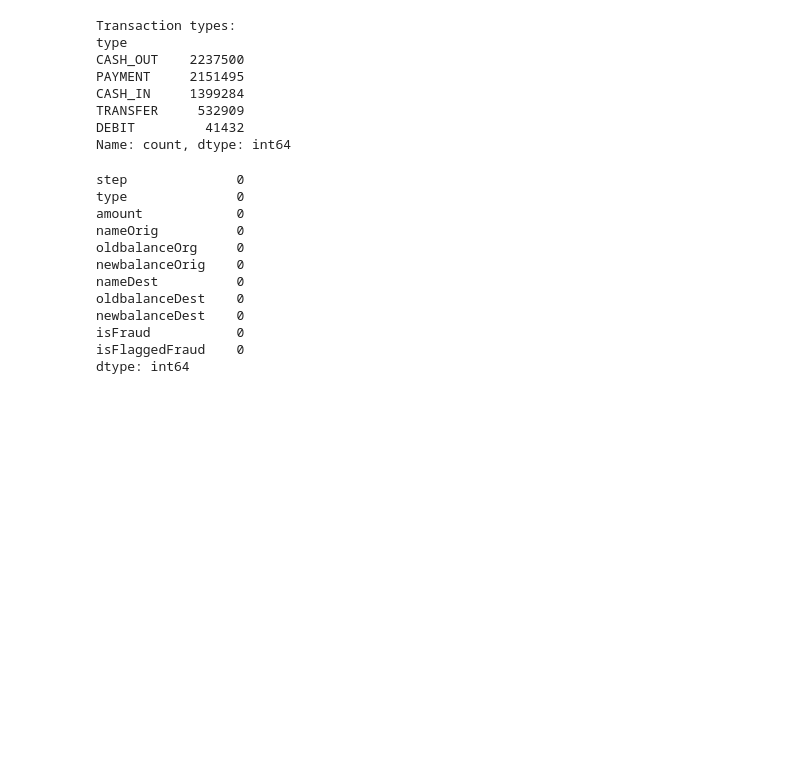
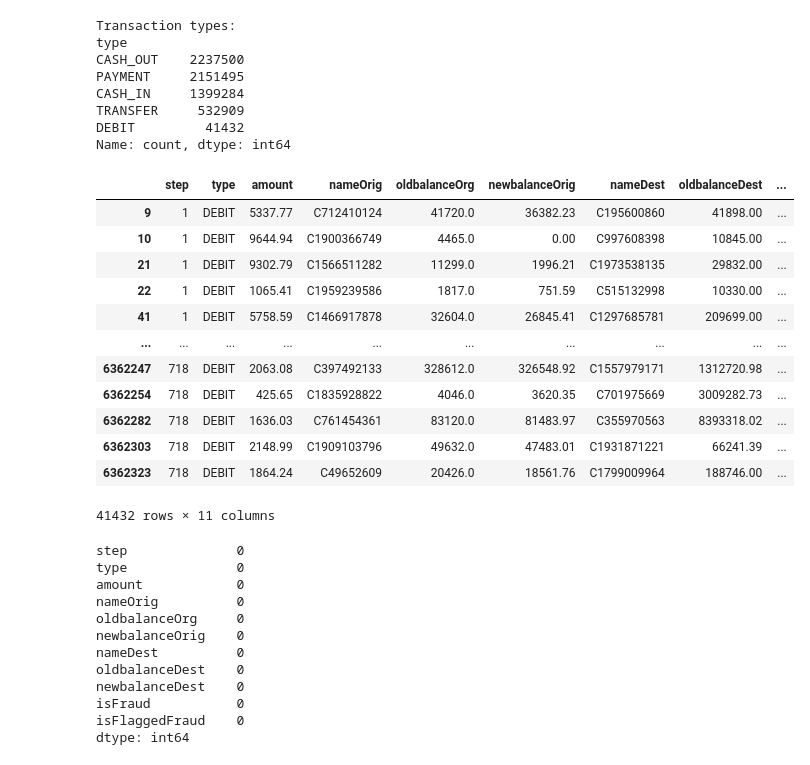
Before and after one commit to sthasarita/digital_wallet_fraud_detection, a Jupyter notebook: main.ipynb, the cells around one changed output. Drawn from its saved outputs; the diff is of its cells as text; code cells hidden in the pictures; blank space fills up the shorter version.

```diff
--- a/main.ipynb
+++ b/main.ipynb
@@ -64,6 +64,22 @@ CASH_IN     1399284
 TRANSFER     532909
 DEBIT         41432
 Name: count, dtype: int64
+# %%
+df[df["type"]=="DEBIT"]
+# %% [output]
+|  | step | type | amount | nameOrig | oldbalanceOrg | newbalanceOrig | nameDest | oldbalanceDest | ... |
+| 9 | 1 | DEBIT | 5337.77 | C712410124 | 41720.0 | 36382.23 | C195600860 | 41898.00 | ... |
+| 10 | 1 | DEBIT | 9644.94 | C1900366749 | 4465.0 | 0.00 | C997608398 | 10845.00 | ... |
+| 21 | 1 | DEBIT | 9302.79 | C1566511282 | 11299.0 | 1996.21 | C1973538135 | 29832.00 | ... |
+| 22 | 1 | DEBIT | 1065.41 | C1959239586 | 1817.0 | 751.59 | C515132998 | 10330.00 | ... |
+| 41 | 1 | DEBIT | 5758.59 | C1466917878 | 32604.0 | 26845.41 | C1297685781 | 209699.00 | ... |
+| ... | ... | ... | ... | ... | ... | ... | ... | ... | ... |
+| 6362247 | 718 | DEBIT | 2063.08 | C397492133 | 328612.0 | 326548.92 | C1557979171 | 1312720.98 | ... |
+| 6362254 | 718 | DEBIT | 425.65 | C1835928822 | 4046.0 | 3620.35 | C701975669 | 3009282.73 | ... |
+| 6362282 | 718 | DEBIT | 1636.03 | C761454361 | 83120.0 | 81483.97 | C355970563 | 8393318.02 | ... |
+| 6362303 | 718 | DEBIT | 2148.99 | C1909103796 | 49632.0 | 47483.01 | C1931871221 | 66241.39 | ... |
+| 6362323 | 718 | DEBIT | 1864.24 | C49652609 | 20426.0 | 18561.76 | C1799009964 | 188746.00 | ... |
+41432 rows × 11 columns
 # %%
 df.isnull().sum()
 # %% [output]
```
Also changed, not shown: parts of 27 cells of this notebook, 1 other file.
